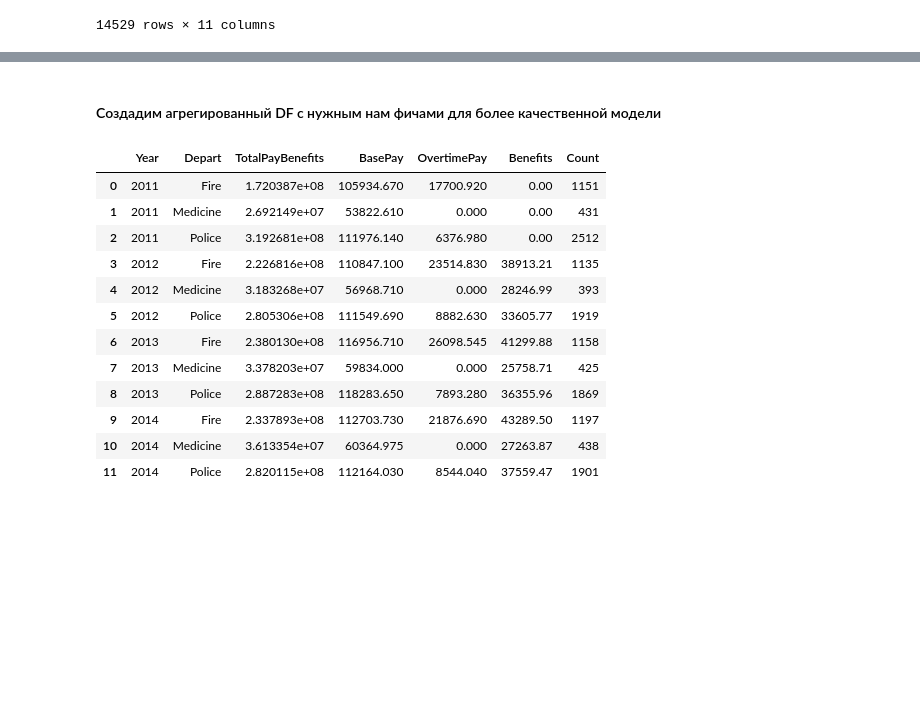
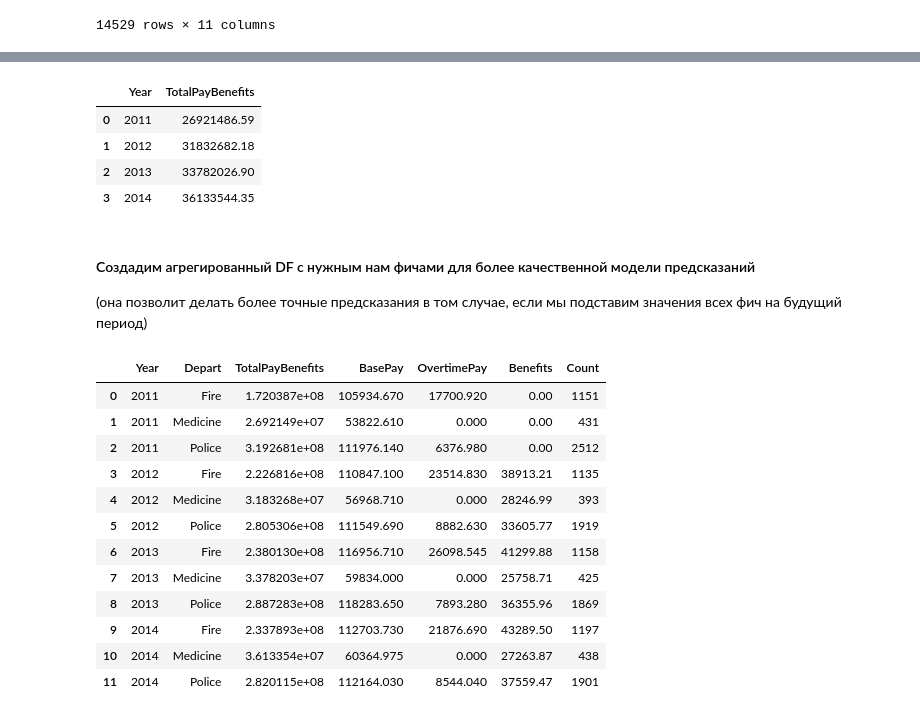
Before and after one commit to PhilippRemizov/My_final_project, a Jupyter notebook: Salaries in San Francisco.ipynb, the cells around one changed output, grey strips where cells are left out. Cells and saved outputs as stored; diff of their text form; code cells hidden in the pictures; blank space fills up the shorter version.

```diff
--- a/Salaries in San Francisco.ipynb
+++ b/Salaries in San Francisco.ipynb
@@ -510,3 +627,12 @@ df_with_depart_for_LR = df_with_depart_for_LR.drop('Id',axis=1)
+# %%
+df_with_depart_for_LR_Medicine
+# %% [output]
+|  | Year | TotalPayBenefits |
+| 0 | 2011 | 26921486.59 |
+| 1 | 2012 | 31832682.18 |
+| 2 | 2013 | 33782026.90 |
+| 3 | 2014 | 36133544.35 |
 # %% [markdown]
-#### Создадим агрегированный DF с нужным нам фичами для более качественной модели
+#### Создадим агрегированный DF с нужным нам фичами для более качественной модели предсказаний
+(она позволит делать более точные предсказания в том случае, если мы подставим значения всех фич на будущий период)
 # %%
```
Also changed, not shown: parts of 32 cells of this notebook.
